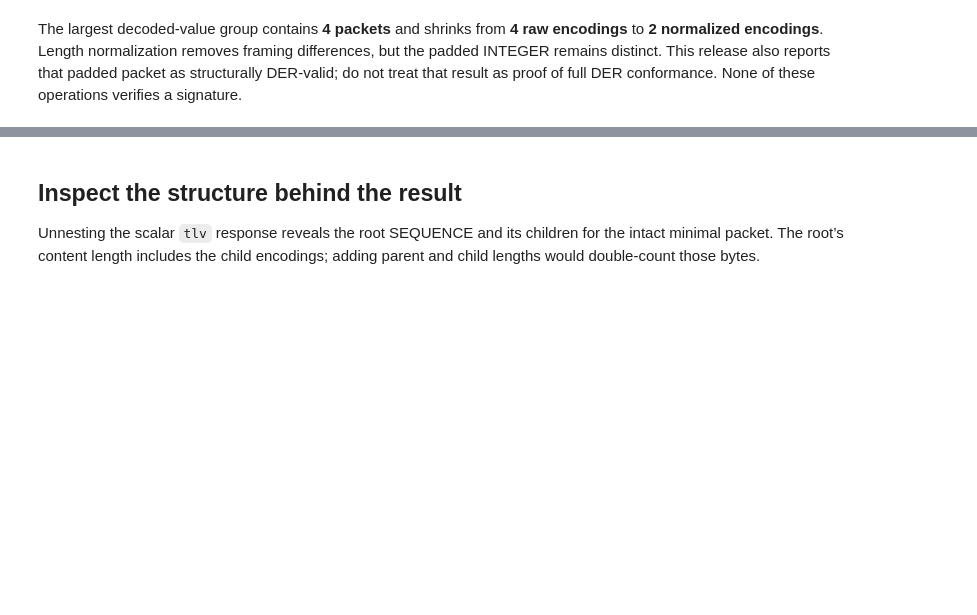
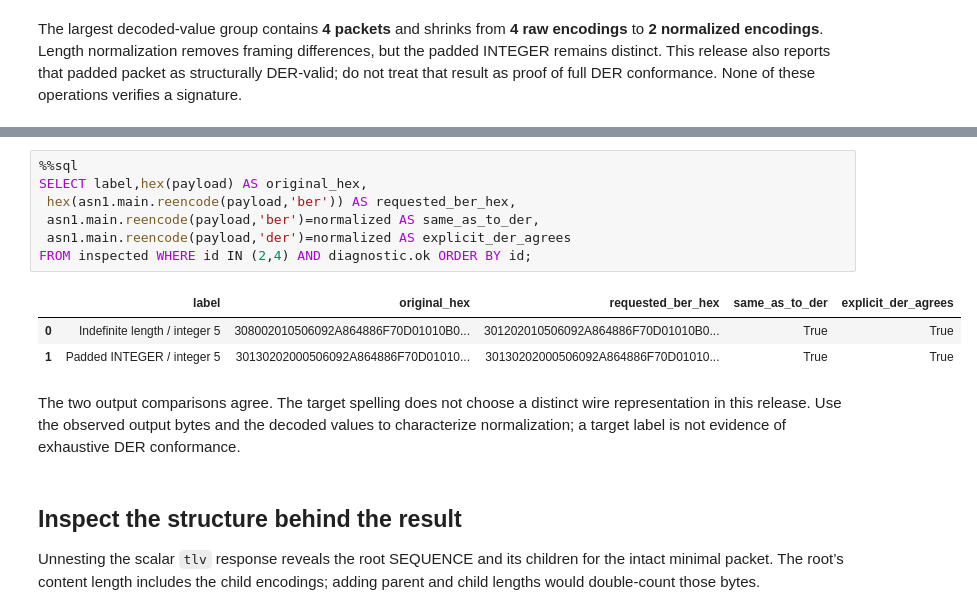
Before and after one commit to Query-farm/vgi-asn1, a Jupyter notebook: notebooks/01_same_values_different_bytes.ipynb, the cells around one changed output, grey strips where cells are left out. Cells and saved outputs as stored; diff of their text form; blank space fills up the shorter version.

```diff
--- a/notebooks/01_same_values_different_bytes.ipynb
+++ b/notebooks/01_same_values_different_bytes.ipynb
@@ -259,3 +218,19 @@ The largest decoded-value group contains **4 packets** and shrinks from **4 raw
+# %%
+%%sql
+SELECT label,hex(payload) AS original_hex,
+ hex(asn1.main.reencode(payload,'ber')) AS requested_ber_hex,
+ asn1.main.reencode(payload,'ber')=normalized AS same_as_to_der,
+ asn1.main.reencode(payload,'der')=normalized AS explicit_der_agrees
+FROM inspected WHERE id IN (2,4) AND diagnostic.ok ORDER BY id;
+# %% [output]
+|  | label | original_hex | requested_ber_hex | same_as_to_der | explicit_der_agrees |
+| 0 | Indefinite length / integer 5 | 308002010506092A864886F70D01010B0... | 301202010506092A864886F70D01010B0... | True | True |
+| 1 | Padded INTEGER / integer 5 | 30130202000506092A864886F70D01010... | 30130202000506092A864886F70D01010... | True | True |
+# %% [markdown]
+The two output comparisons agree. The target spelling does not choose a distinct
+wire representation in this release. Use the observed output bytes and the decoded
+values to characterize normalization; a target label is not evidence of exhaustive
+DER conformance.
 # %% [markdown]
 ## Inspect the structure behind the result
 
```
Also changed, not shown: parts of 9 cells of this notebook, 18 other files.
